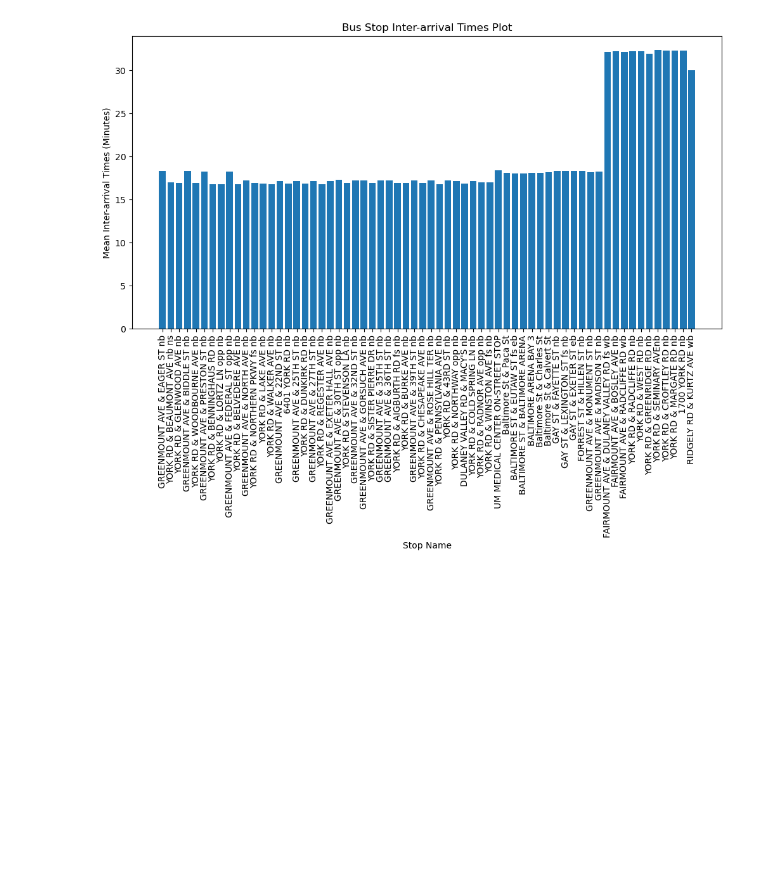
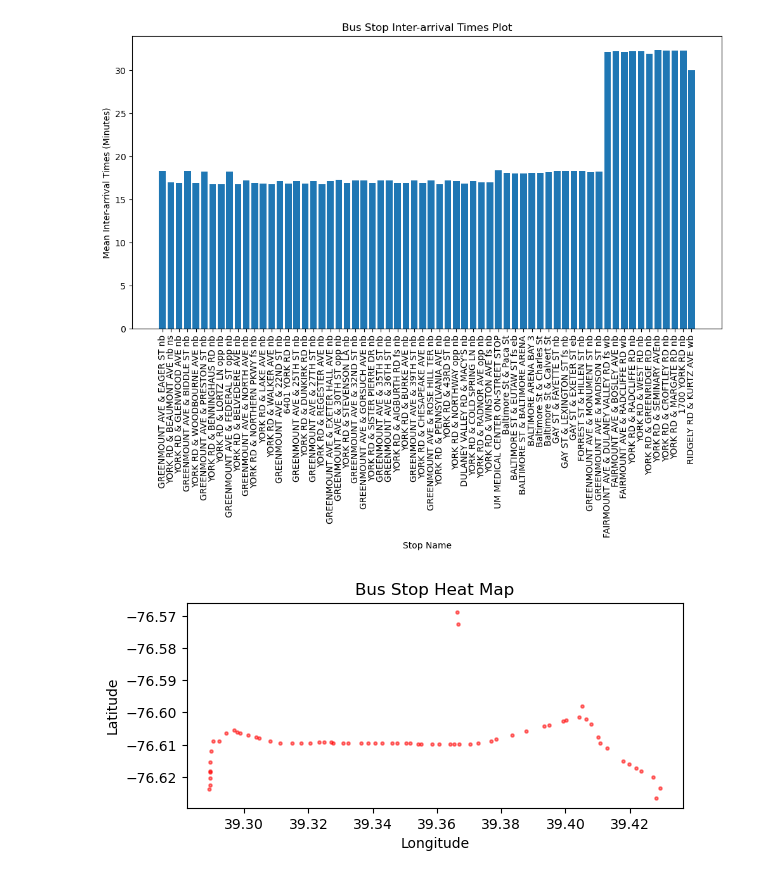
Before and after one commit to tommyli03/citylink-data-analysis, a Jupyter notebook: hello.ipynb, the cells around one changed output. Drawn from its saved outputs; the diff is of its cells as text; code cells hidden in the pictures; blank space fills up the shorter version.

Commit message:
working on heat map

```diff
--- a/hello.ipynb
+++ b/hello.ipynb
@@ -611,3 +611,34 @@ plt.title("Bus Stop Inter-arrival Times Plot")
 plt.show()
 # %% [output]
 [figure]
+# %%
+import geopandas as gpd
+import folium
+from shapely.geometry import Point
+unique_stops = data.copy()
+bus_stop_locations = unique_stops[['stop_name', 'stop_latitude', 'stop_longitude']].drop_duplicates().reset_index(drop=True)
+
+geometry = [Point(xy) for xy in zip(bus_stop_locations['stop_latitude'], bus_stop_locations['stop_longitude'])]
+gdf = gpd.GeoDataFrame(bus_stop_locations, geometry=geometry)
+
+gdf.plot(marker='o', color='red', markersize=5, alpha=0.5)
+
+# Add a title and axis labels
+plt.title('Bus Stop Heat Map')
+plt.xlabel('Longitude')
+plt.ylabel('Latitude')
+
+# Show the plot
+plt.show()
+
+# Create a map centered around the data points
+map = folium.Map(location=[gdf['stop_latitude'].mean(), gdf['stop_longitude'].mean()], zoom_start=12)
+
+# Add the data points as markers to the map
+for index, row in gdf.iterrows():
+    folium.Marker(location=[row['stop_latitude'], row['stop_longitude']], popup=row['stop_name']).add_to(map)
+
+# Display the map
+map
+# %% [output]
+[figure, added]
```
Also changed, not shown: parts of 3 cells of this notebook.
